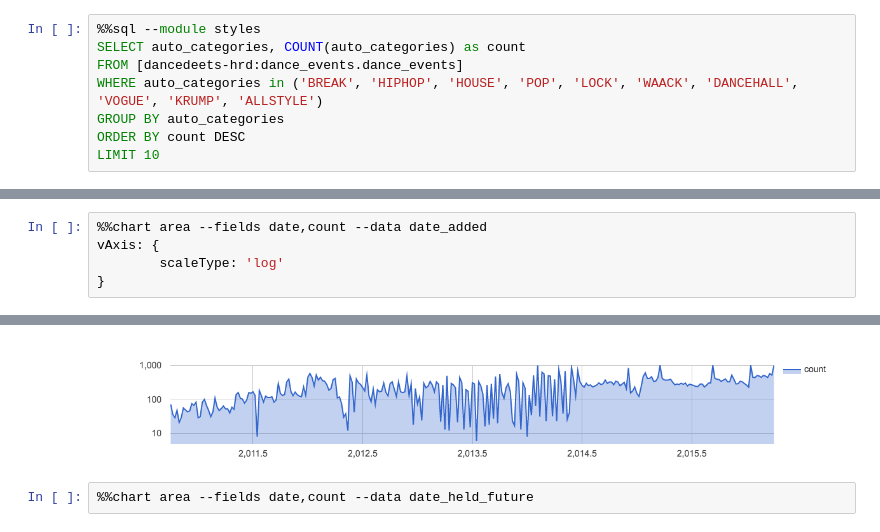
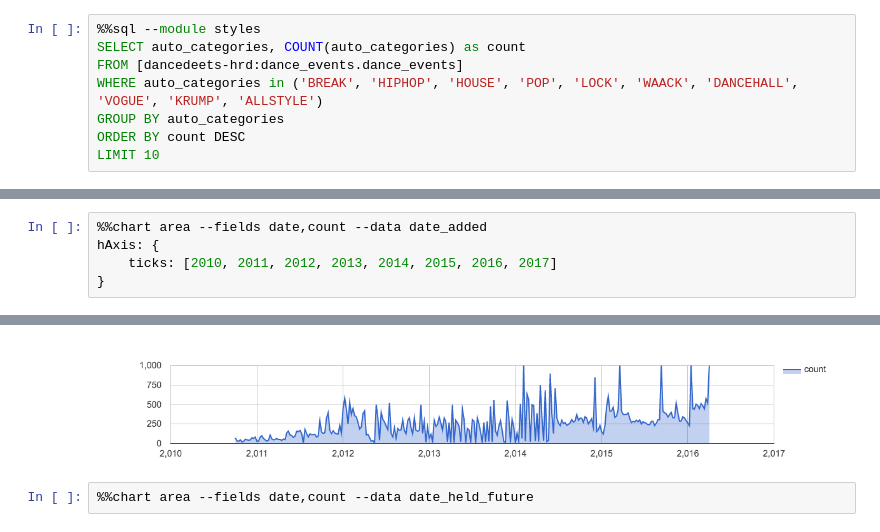
Before and after one commit to mikelambert/DanceDeets, a Jupyter notebook: Untitled Notebook.ipynb, the cells around one changed output, grey strips where cells are left out. Drawn from its saved outputs; the diff is of its cells as text.

```diff
--- a/Untitled Notebook.ipynb
+++ b/Untitled Notebook.ipynb
@@ -39,11 +43,11 @@ LIMIT 10
 # %%
 %%chart area --fields date,count --data date_added
-vAxis: {
-        scaleType: 'log'
+hAxis: {
+    ticks: [2010, 2011, 2012, 2013, 2014, 2015, 2016, 2017]
 }
 # %% [output]
 [interactive output not drawn]
-[figure, old version]
+[figure, new version]
 # %%
 %%chart area --fields date,count --data date_held_future
 # %% [output]
```
Also changed, not shown: parts of 2 cells of this notebook.
